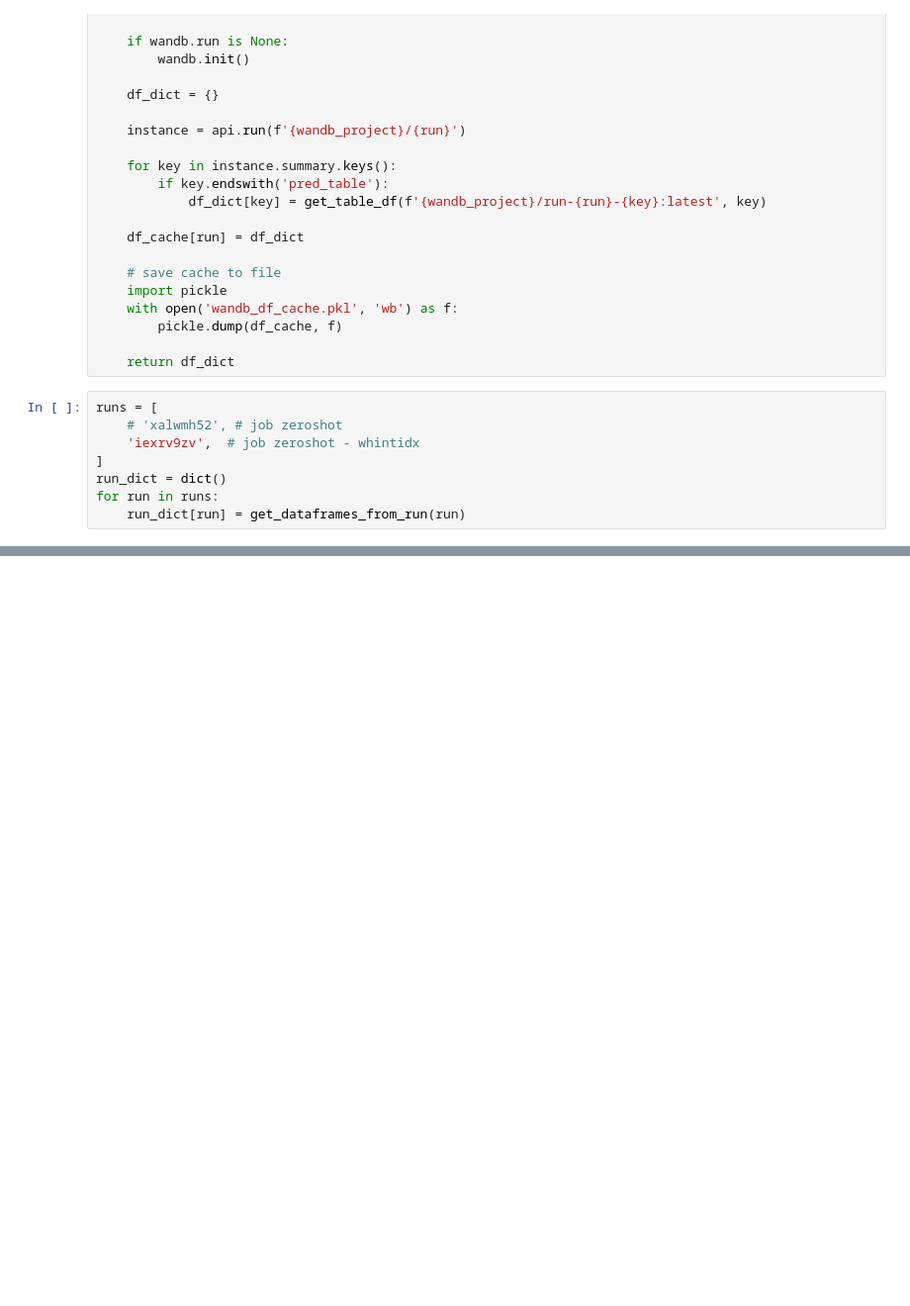
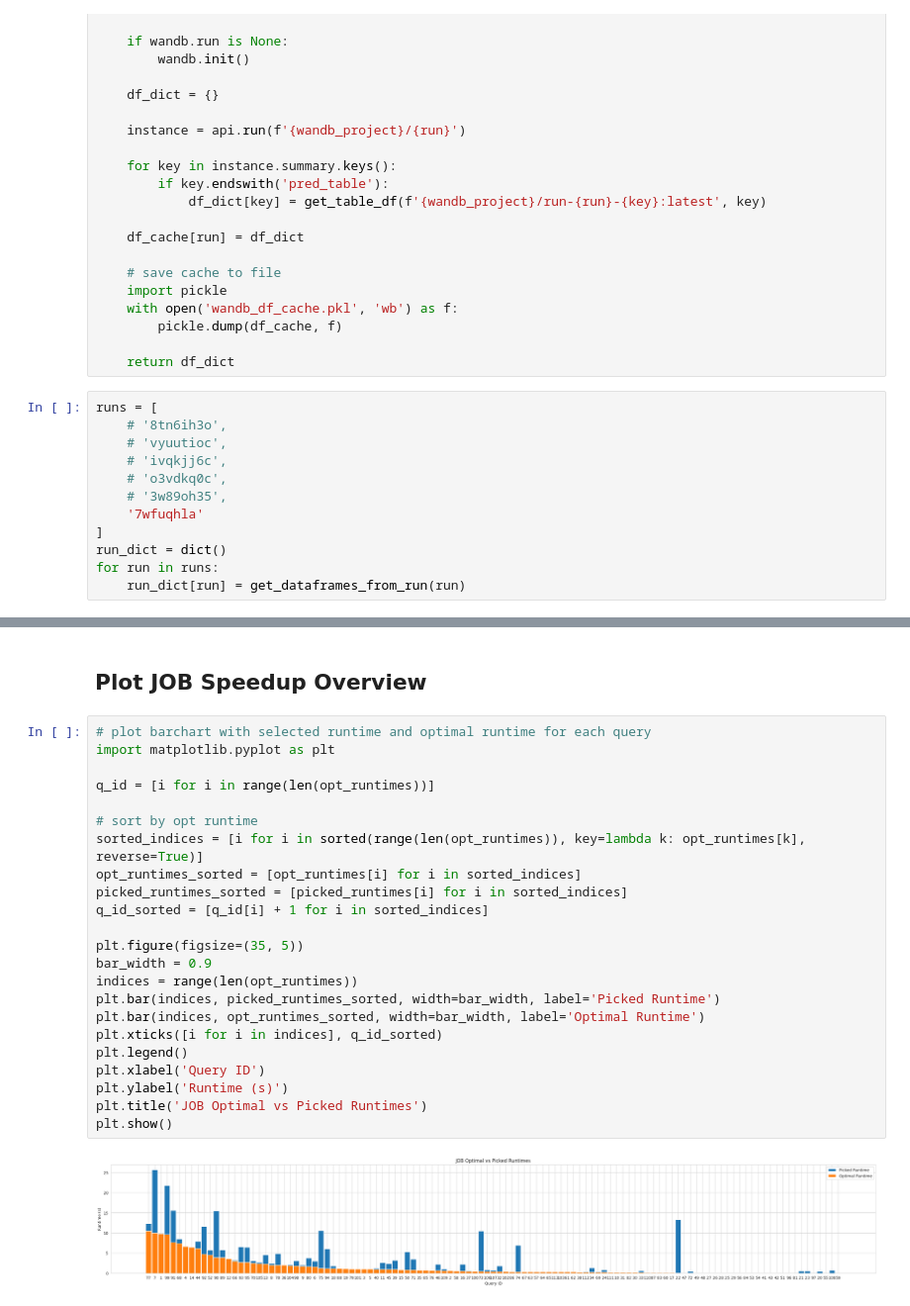
Before and after one commit to VWeidinger/zs-autoloop, a Jupyter notebook: src/ldb_models/evaluation/analyze_job_predictions.ipynb, the cells around one changed output, grey strips where cells are left out. Shown at 99% size. Saved outputs shown, nothing was run; the diff lists cells and outputs as text; blank space fills up the shorter version.

Commit message:
add ZS XL model version, log optimal vs. selected for join-order benchmark

```diff
--- a/src/ldb_models/evaluation/analyze_job_predictions.ipynb
+++ b/src/ldb_models/evaluation/analyze_job_predictions.ipynb
@@ -53,8 +53,12 @@ def get_dataframes_from_run(run: str):
     return df_dict
 # %%
 runs = [
-    # 'xalwmh52', # job zeroshot
-    'iexrv9zv',  # job zeroshot - whintidx
+    # '8tn6ih3o',
+    # 'vyuutioc',
+    # 'ivqkjj6c',
+    # 'o3vdkq0c',
+    # '3w89oh35',
+    '7wfuqhla'
 ]
 run_dict = dict()
 for run in runs:
@@ -91,0 +96,27 @@ Picked runtime: 373.2453915817896
+# %% [markdown]
+## Plot JOB Speedup Overview
+# %%
+# plot barchart with selected runtime and optimal runtime for each query
+import matplotlib.pyplot as plt
+
+q_id = [i for i in range(len(opt_runtimes))]
+
+# sort by opt runtime
+sorted_indices = [i for i in sorted(range(len(opt_runtimes)), key=lambda k: opt_runtimes[k], reverse=True)]
+opt_runtimes_sorted = [opt_runtimes[i] for i in sorted_indices]
+picked_runtimes_sorted = [picked_runtimes[i] for i in sorted_indices]
+q_id_sorted = [q_id[i] + 1 for i in sorted_indices]
+
+plt.figure(figsize=(35, 5))
+bar_width = 0.9
+indices = range(len(opt_runtimes))
+plt.bar(indices, picked_runtimes_sorted, width=bar_width, label='Picked Runtime')
+plt.bar(indices, opt_runtimes_sorted, width=bar_width, label='Optimal Runtime')
+plt.xticks([i for i in indices], q_id_sorted)
+plt.legend()
+plt.xlabel('Query ID')
+plt.ylabel('Runtime (s)')
+plt.title('JOB Optimal vs Picked Runtimes')
+plt.show()
+# %% [output]
+[figure, added]
```
Also changed, not shown: parts of 6 cells of this notebook, 3 other files.
